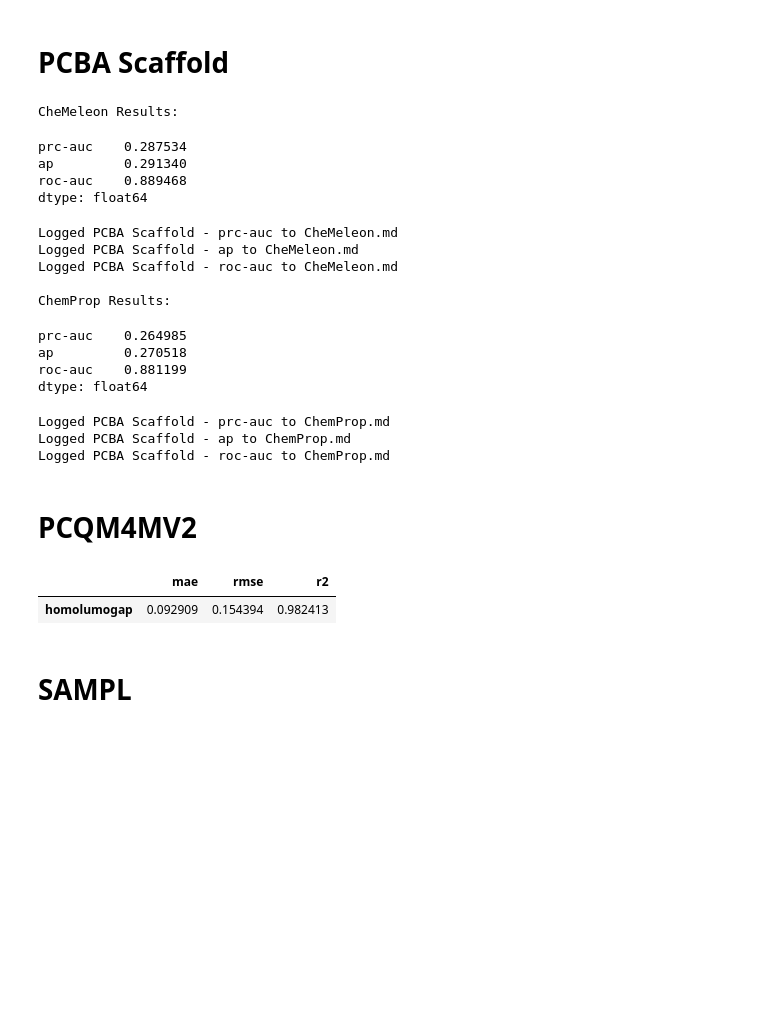
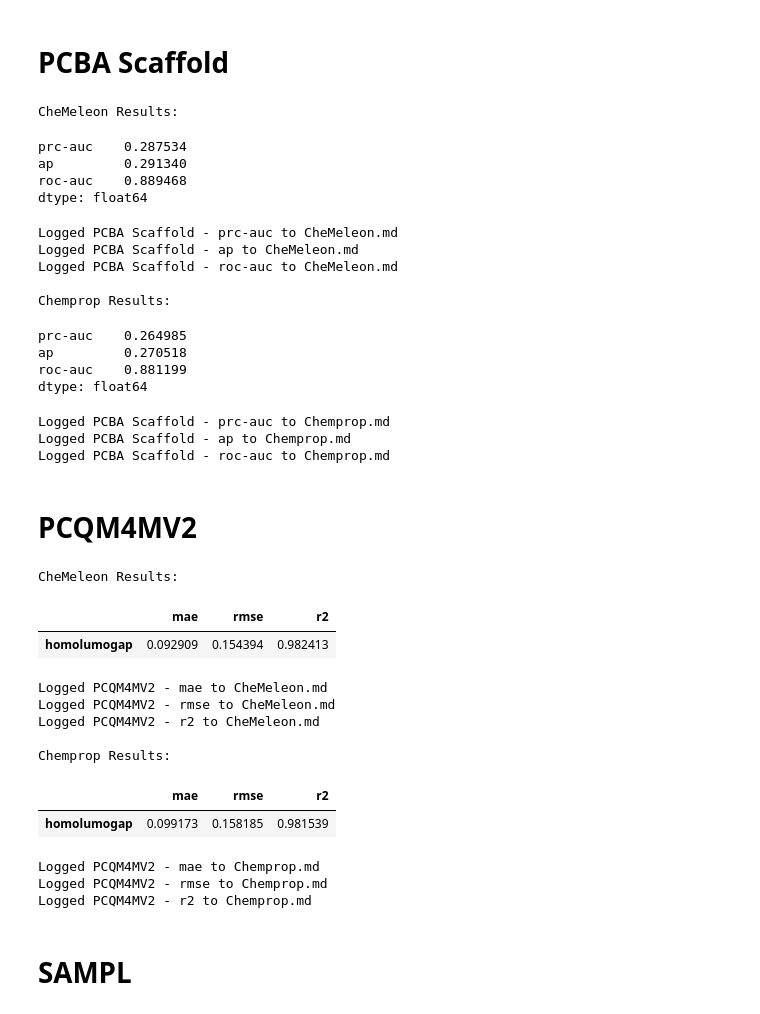
Before and after one commit to JacksonBurns/chemeleon, a Jupyter notebook: analysis/moleculenet_results/evaluate_predictions.ipynb, the cells around one changed output. Saved outputs shown, nothing was run; the diff lists cells and outputs as text; code cells hidden in the pictures; blank space fills up the shorter version.

Commit message:
Changed ChemProp to Chemprop, adding all moleculenet results

```diff
--- a/analysis/moleculenet_results/evaluate_predictions.ipynb
+++ b/analysis/moleculenet_results/evaluate_predictions.ipynb
@@ -20,7 +20,7 @@ from chemprop import models
 # %%
 # Paths for the markdown reports
 CHEMELEON_MD_PATH = "/home/akshatz/fastprop_foundation/analysis/moleculenet_results/CheMeleon.md"
-CHEMPROP_MD_PATH = "/home/akshatz/fastprop_foundation/analysis/moleculenet_results/ChemProp.md"
+CHEMPROP_MD_PATH = "/home/akshatz/fastprop_foundation/analysis/moleculenet_results/Chemprop.md"
 
 from collections import defaultdict
 import os
@@ -30,7 +30,7 @@ def init_md_files():
     with open(CHEMELEON_MD_PATH, "w") as f:
         f.write("# CheMeleon Benchmark Results\n\n")
     with open(CHEMPROP_MD_PATH, "w") as f:
-        f.write("# ChemProp Benchmark Results\n\n")
+        f.write("# Chemprop Benchmark Results\n\n")
     print(f"Initialized {CHEMELEON_MD_PATH} and {CHEMPROP_MD_PATH}")
 
 # Track which datasets have already been written in each file (for this session)
@@ -83,4 +83,5 @@ def log_result(dataset, metric, results, md_path):
     print(f"Logged {dataset} - {metric} to {os.path.basename(md_path)}")
 
 # Do not call init_md_files() automatically here. Only call it manually when you want to reset the markdown files.
+init_md_files()
 # %% [output]
@@ -699,16 +700,16 @@ display(results)
 for m in metrics:
     log_result("PCBA Scaffold", m, results, CHEMELEON_MD_PATH)
 
-# ChemProp
+# Chemprop
 result_dir = "/home/akshatz/fastprop_foundation/analysis/moleculenet_results/scripts/chemprop/pcba_scaffold_results"
-print("\nChemProp Results:")
+print("\nChemprop Results:")
 try:
     results = evaluate_results_with_nan_targets(data_path, splits_path, result_dir, num_tasks, metrics).mean()
     display(results)
     for m in metrics:
         log_result("PCBA Scaffold", m, results, CHEMPROP_MD_PATH)
 except Exception as e:
-    print(f"Could not evaluate ChemProp results: {e}")
+    print(f"Could not evaluate Chemprop results: {e}")
 # %% [output]
 CheMeleon Results:
 prc-auc    0.287534
@@ -719,43 +720,54 @@ Logged PCBA Scaffold - prc-auc to CheMeleon.md
 Logged PCBA Scaffold - ap to CheMeleon.md
 Logged PCBA Scaffold - roc-auc to CheMeleon.md
 
-ChemProp Results:
+Chemprop Results:
 prc-auc    0.264985
 ap         0.270518
 roc-auc    0.881199
 dtype: float64
-Logged PCBA Scaffold - prc-auc to ChemProp.md
-Logged PCBA Scaffold - ap to ChemProp.md
-Logged PCBA Scaffold - roc-auc to ChemProp.md
+Logged PCBA Scaffold - prc-auc to Chemprop.md
+Logged PCBA Scaffold - ap to Chemprop.md
+Logged PCBA Scaffold - roc-auc to Chemprop.md
 # %% [markdown]
 # PCQM4MV2
 # %%
 data_path = "/home/akshatz/bond_order_free/pcqm4mv2/dataset/pcqm4mv2_data_filtered.csv"
 splits_path = "/home/akshatz/bond_order_free/pcqm4mv2/dataset/splits_filtered.json"
 num_tasks = 1
 metrics = ["mae", "rmse", "r2"]
 
 # CheMeleon
-result_dir = "/home/akshatz/fastprop_foundation/analysis/moleculenet_results/scripts/chemeleon/pcqm4mv2/results"
+result_dir = "/home/akshatz/fastprop_foundation/analysis/moleculenet_results/scripts/chemeleon/pcqm4mv4_results"
 print("CheMeleon Results:")
 results = evaluate_results(data_path, splits_path, result_dir, num_tasks, metrics, target_columns=["homolumogap"])
 display(results)
 for m in metrics:
     log_result("PCQM4MV2", m, results, CHEMELEON_MD_PATH)
 
-# ChemProp
-result_dir = "/home/akshatz/fastprop_foundation/analysis/moleculenet_results/scripts/chemprop/pcqm4mv2/results"
-print("\nChemProp Results:")
+# Chemprop
+result_dir = "/home/akshatz/fastprop_foundation/analysis/moleculenet_results/scripts/chemprop/pcqm4mv4_results"
+print("\nChemprop Results:")
 try:
     results = evaluate_results(data_path, splits_path, result_dir, num_tasks, metrics, target_columns=["homolumogap"])
     display(results)
     for m in metrics:
         log_result("PCQM4MV2", m, results, CHEMPROP_MD_PATH)
 except Exception as e:
-    print(f"Could not evaluate ChemProp results: {e}")
+    print(f"Could not evaluate Chemprop results: {e}")
 # %% [output]
+CheMeleon Results:
 |  | mae | rmse | r2 |
 | homolumogap | 0.092909 | 0.154394 | 0.982413 |
+Logged PCQM4MV2 - mae to CheMeleon.md
+Logged PCQM4MV2 - rmse to CheMeleon.md
+Logged PCQM4MV2 - r2 to CheMeleon.md
+
+Chemprop Results:
+|  | mae | rmse | r2 |
+| homolumogap | 0.099173 | 0.158185 | 0.981539 |
+Logged PCQM4MV2 - mae to Chemprop.md
+Logged PCQM4MV2 - rmse to Chemprop.md
+Logged PCQM4MV2 - r2 to Chemprop.md
 # %% [markdown]
 # SAMPL
 # %%
```
Also changed, not shown: parts of 11 cells of this notebook, 8 other files.
